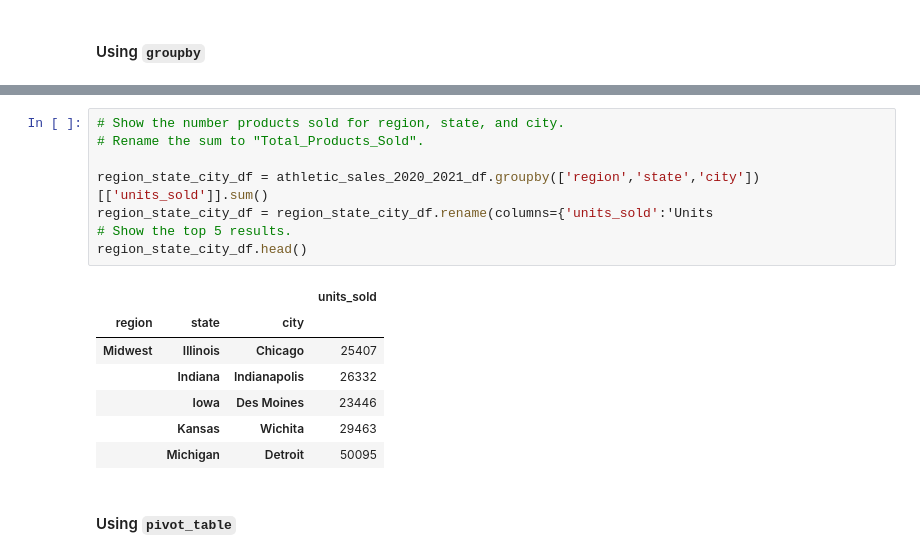
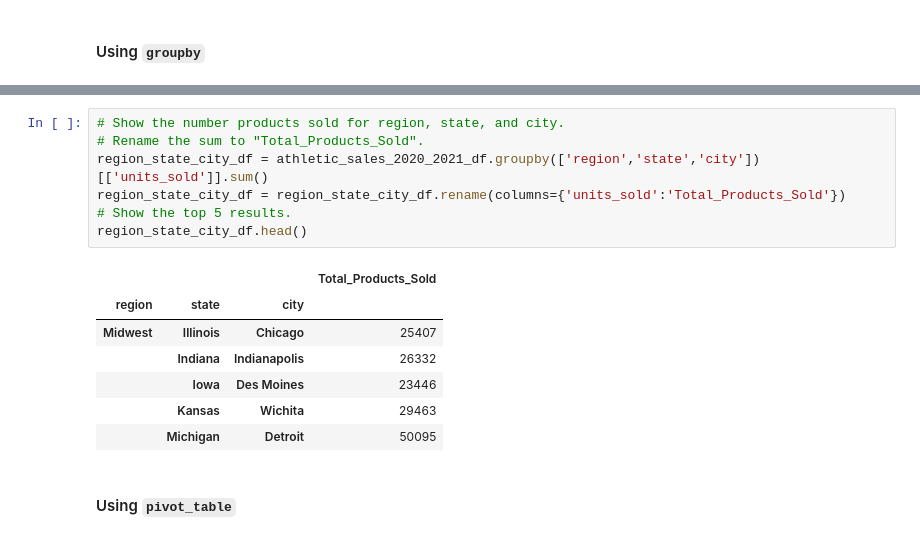
Before and after one commit to dannygallardo/athletic_sales_analysis, a Jupyter notebook: athletic_sales_analysis_starter_code.ipynb, the cells around one changed output, grey strips where cells are left out. Cells and saved outputs as stored; diff of their text form.

Commit message:
solved pivot table

```diff
--- a/athletic_sales_analysis_starter_code.ipynb
+++ b/athletic_sales_analysis_starter_code.ipynb
@@ -181,13 +165,12 @@ athletic_sales_2020_2021_df
 # %%
 # Show the number products sold for region, state, and city.
 # Rename the sum to "Total_Products_Sold".
-
 region_state_city_df = athletic_sales_2020_2021_df.groupby(['region','state','city'])[['units_sold']].sum()
-region_state_city_df = region_state_city_df.rename(columns={'units_sold':'Units
+region_state_city_df = region_state_city_df.rename(columns={'units_sold':'Total_Products_Sold'})
 # Show the top 5 results.
 region_state_city_df.head()
 # %% [output]
-|  |  |  | units_sold |
+|  |  |  | Total_Products_Sold |
 | region | state | city |  |
 | Midwest | Illinois | Chicago | 25407 |
 |  | Indiana | Indianapolis | 26332 |
```
Also changed, not shown: parts of 2 cells of this notebook.
